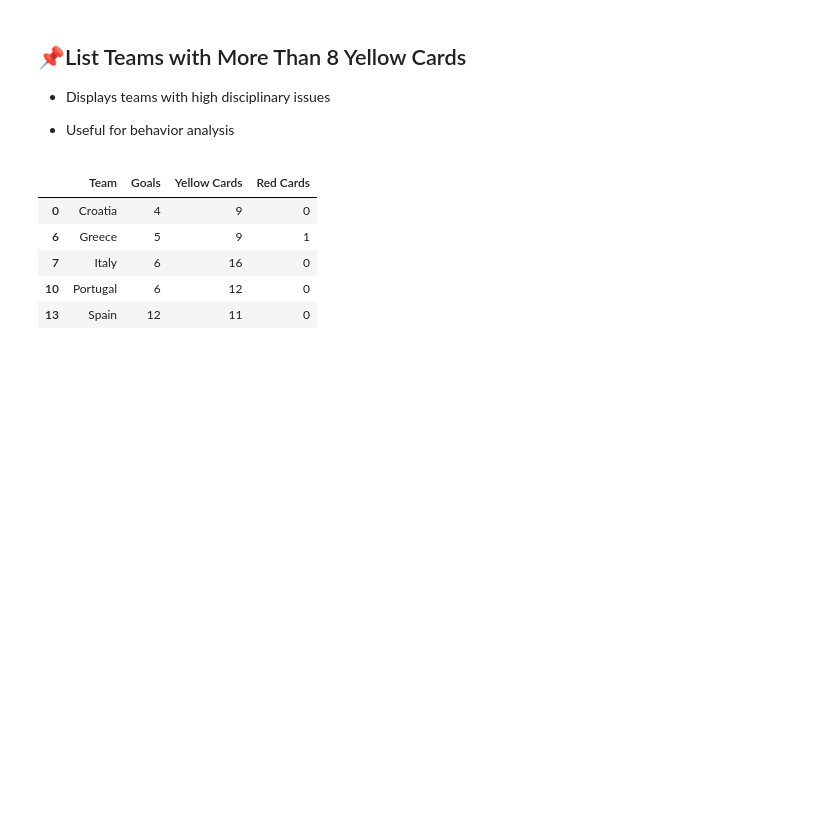
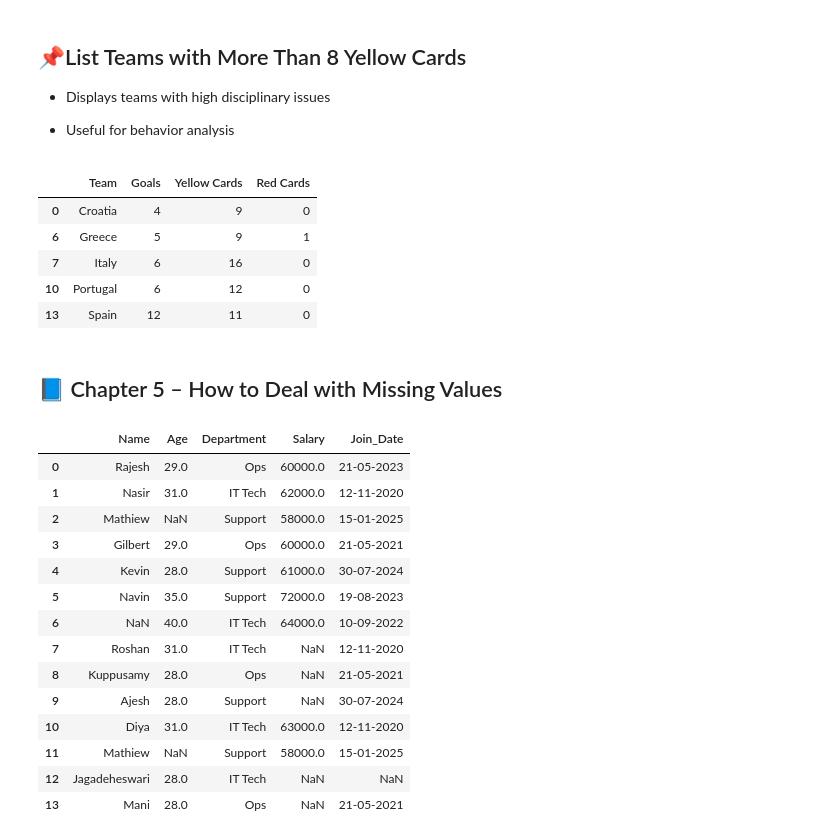
Before and after one commit to Allansha14/Data_Science_Daily_learning, a Jupyter notebook: Pandas_Crash_Course/Pandas_Crash_course.ipynb, the cells around one changed output. Cells and saved outputs as stored; diff of their text form; code cells hidden in the pictures; blank space fills up the shorter version.

```diff
--- a/Pandas_Crash_Course/Pandas_Crash_course.ipynb
+++ b/Pandas_Crash_Course/Pandas_Crash_course.ipynb
@@ -870,3 +870,24 @@ filtered_euro_data[filtered_euro_data["Yellow Cards"] >= 8]
 | 7 | Italy | 6 | 16 | 0 |
 | 10 | Portugal | 6 | 12 | 0 |
 | 13 | Spain | 12 | 11 | 0 |
+# %% [markdown]
+## 📘 Chapter 5 – How to Deal with Missing Values
+# %%
+proitbridge_emp_data = pd.read_csv("employee_data.csv")
+proitbridge_emp_data
+# %% [output]
+|  | Name | Age | Department | Salary | Join_Date |
+| 0 | Rajesh | 29.0 | Ops | 60000.0 | 21-05-2023 |
+| 1 | Nasir | 31.0 | IT Tech | 62000.0 | 12-11-2020 |
+| 2 | Mathiew | NaN | Support | 58000.0 | 15-01-2025 |
+| 3 | Gilbert | 29.0 | Ops | 60000.0 | 21-05-2021 |
+| 4 | Kevin | 28.0 | Support | 61000.0 | 30-07-2024 |
+| 5 | Navin | 35.0 | Support | 72000.0 | 19-08-2023 |
+| 6 | NaN | 40.0 | IT Tech | 64000.0 | 10-09-2022 |
+| 7 | Roshan | 31.0 | IT Tech | NaN | 12-11-2020 |
+| 8 | Kuppusamy | 28.0 | Ops | NaN | 21-05-2021 |
+| 9 | Ajesh | 28.0 | Support | NaN | 30-07-2024 |
+| 10 | Diya | 31.0 | IT Tech | 63000.0 | 12-11-2020 |
+| 11 | Mathiew | NaN | Support | 58000.0 | 15-01-2025 |
+| 12 | Jagadeheswari | 28.0 | IT Tech | NaN | NaN |
+| 13 | Mani | 28.0 | Ops | NaN | 21-05-2021 |
```
Also changed, not shown: parts of 20 cells of this notebook, 2 other files.
